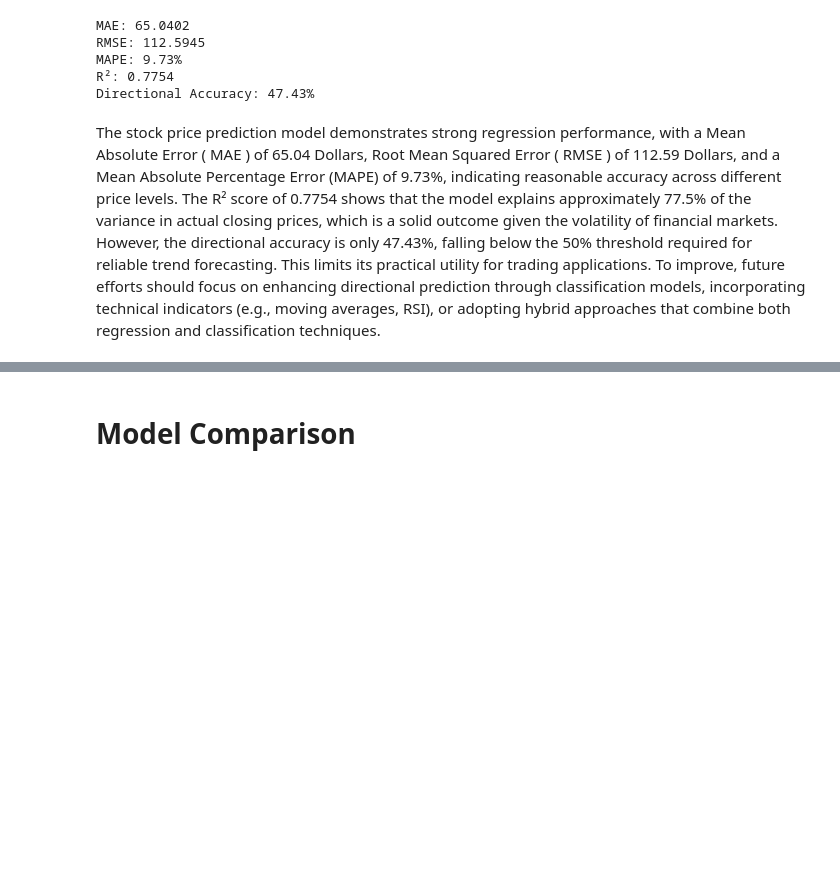
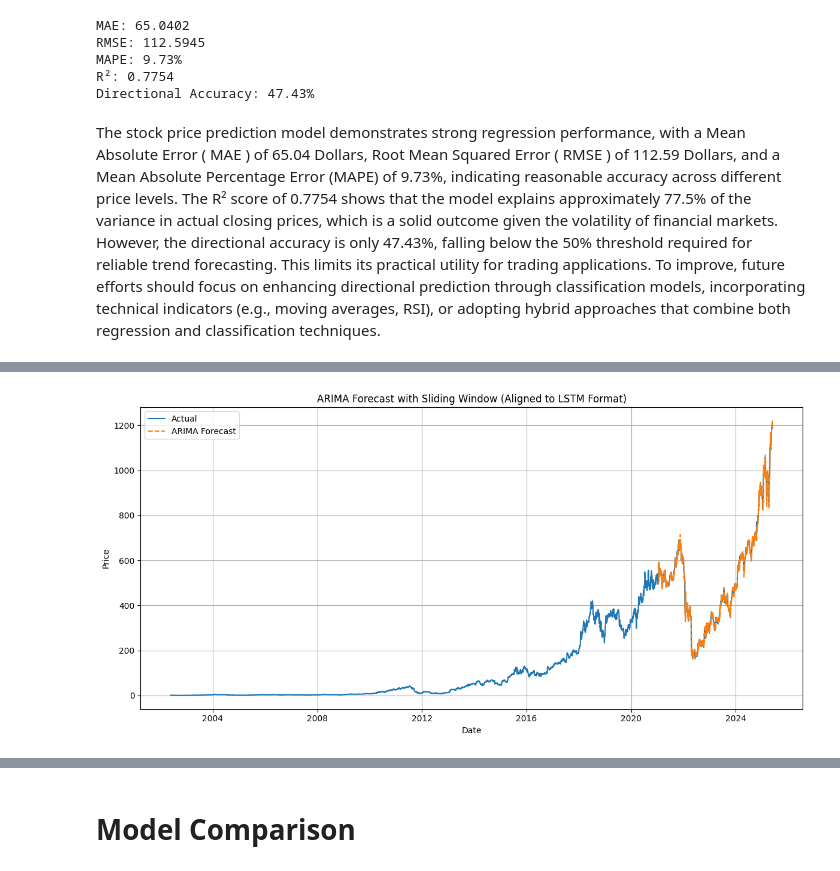
Before and after one commit to Anitra-Hernandez/AAI510_Group6Project, a Jupyter notebook: FinalProject_1.ipynb, the cells around one changed output, grey strips where cells are left out. Saved outputs shown, nothing was run; the diff lists cells and outputs as text; code cells hidden in the pictures; blank space fills up the shorter version.

Commit message:
arima added final change

```diff
--- a/FinalProject_1.ipynb
+++ b/FinalProject_1.ipynb
@@ -448,0 +488,4 @@ The stock price prediction model demonstrates strong regression performance, wit
+# %%
+ # Create a series for the 'Close' prices
+series = df_stock['Close']
+series.head()
@@ -448,0 +535,81 @@ The stock price prediction model demonstrates strong regression performance, wit
+# %%
+# Parameters
+window_size = 20
+forecast_horizon = 1  # Predict 21st day
+order = (5, 1, 0)
+
+# Ensure sorted by date and index is datetime
+series = series.sort_index()
+series.index = pd.to_datetime(series.index)
+
+# Split the series into training and testing sets
+train_size = int(len(series) * 0.8)  # 80% for training
+train_series = series[:train_size]
+test_series = series[train_size:]
+
+# Store forecasts and corresponding actuals
+predictions = []
+actuals = []
+forecast_dates = []
+
+# Loop through the series to create rolling forecasts
+for i in range(window_size, len(test_series) - forecast_horizon):
+    train_start = train_size + i - window_size
+    train_end = train_size + i
+    train = series[train_start:train_end]
+
+    model = ARIMA(train, order=order)
+    model_fit = model.fit()
+
+    forecast = model_fit.forecast(steps=forecast_horizon).iloc[0]
+
+    actual_idx = train_size + i + forecast_horizon
+    predictions.append(forecast)
+    actuals.append(series[actual_idx])
+    forecast_dates.append(series.index[actual_idx])
+
+# Print the summary of the ARIMA model
+print(model_fit.summary())
+
+# Results DataFrame
+results_df = pd.DataFrame({
+    'Date': forecast_dates,
+    'Actual': actuals,
+    'Forecast': predictions
+}).set_index('Date')
+
+# Plot
+plt.figure(figsize=(12, 6))
+plt.plot(series, label='Actual')
+plt.plot(results_df['Forecast'], label='ARIMA Forecast', linestyle='--')
+plt.title('ARIMA Forecast with Sliding Window (Aligned to LSTM Format)')
+plt.xlabel('Date')
+plt.ylabel('Price')
+plt.legend()
+plt.grid(True)
+plt.tight_layout()
+plt.show()
+
+# Plot predicted vs actual values
+plt.figure(figsize=(12, 6))
+plt.plot(results_df.index, results_df['Actual'], label='Actual', color='blue')
+plt.plot(results_df.index, results_df['Forecast'], label='Forecast', color='orange', linestyle='--')
+plt.title('ARIMA Forecast vs Actual Values')
+plt.xlabel('Date')
+plt.ylabel('Close Price')
+plt.legend()
+plt.grid(True)
+plt.tight_layout()
+plt.show()
+
+for i in range(5):
+    print(f"{results_df.index[i]} → Forecast: {results_df.Forecast[i]:.2f}, Actual: {results_df.Actual[i]:.2f}")
+
+# Evaluation Metrics
+mse = mean_squared_error(actuals, predictions)
+mae = mean_absolute_error(actuals, predictions)
+rmse = np.sqrt(mean_squared_error(actuals, predictions))
+print(f"Mean Squared Error: {mse:.2f}")
+print(f"Mean Absolute Error: {mae:.2f}")
+print(f"Root Mean Squared Error: {rmse:.2f}")
+# %% [output]
@@ -448,0 +633 @@ The stock price prediction model demonstrates strong regression performance, wit
+[figure, added]
```
Also changed, not shown: parts of 20 cells of this notebook.
